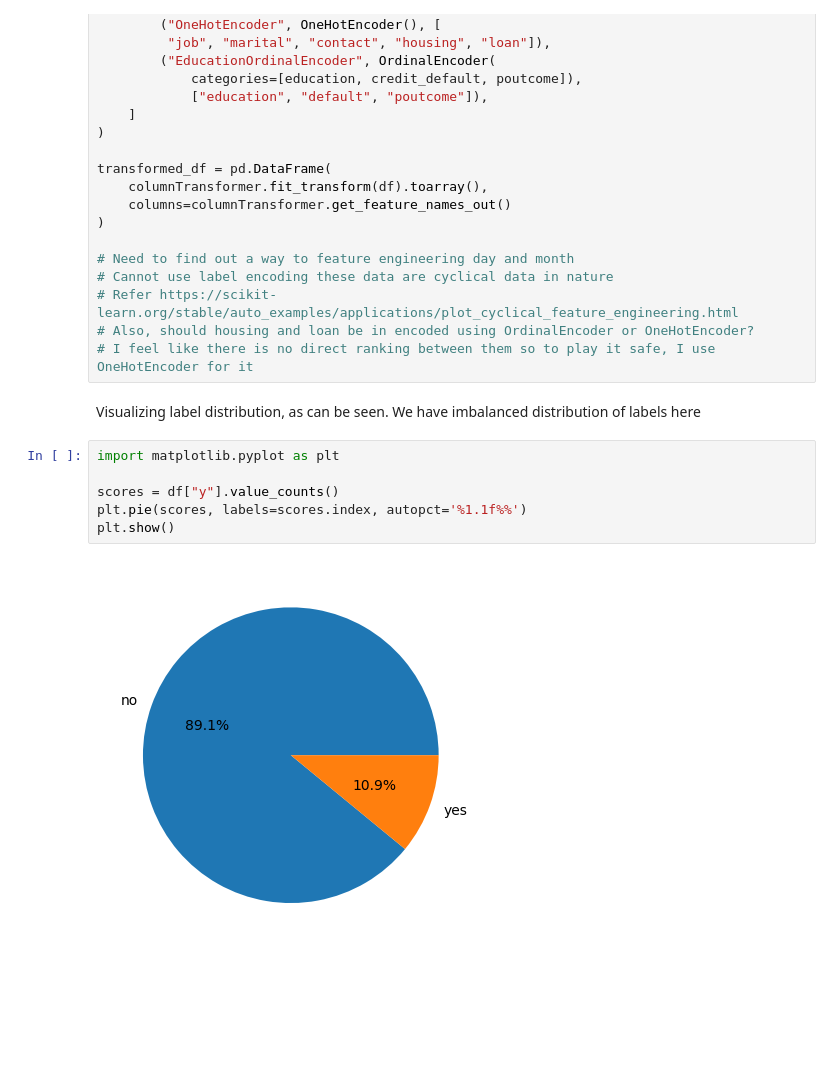
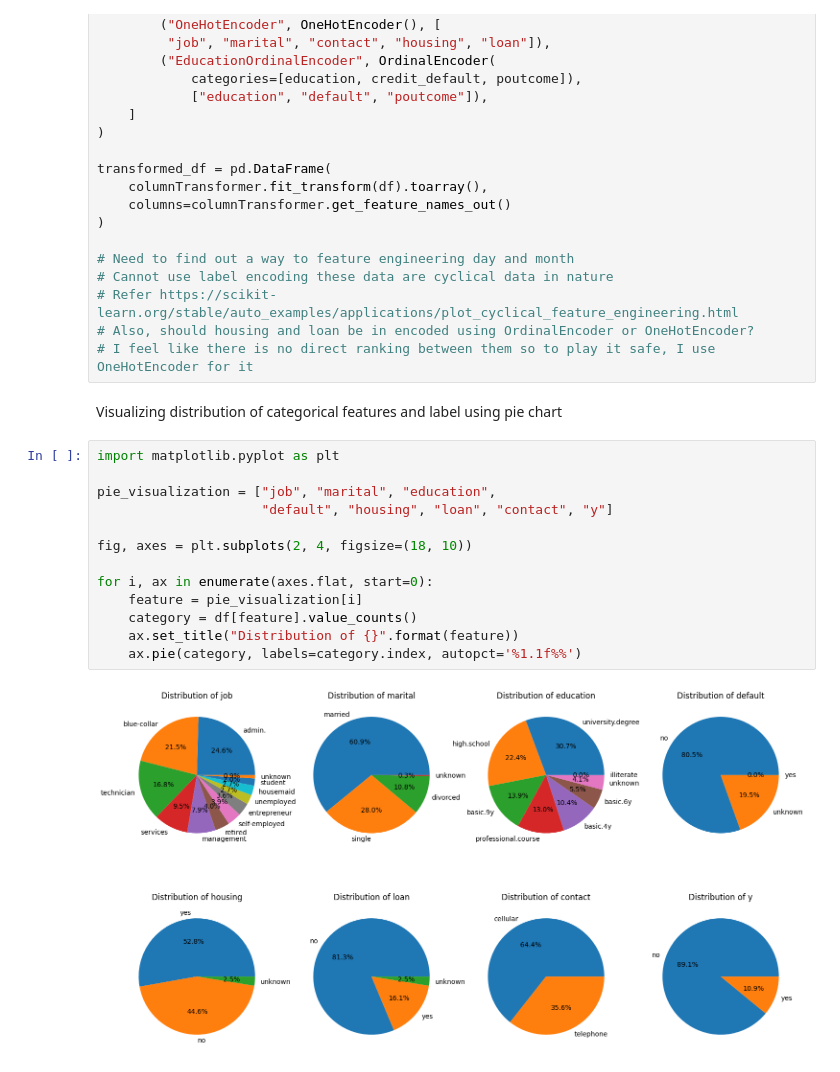
Before and after one commit to longtv2222/bank-investment-prediction, a Jupyter notebook: eda.ipynb, the cells around one changed output. Saved outputs shown, nothing was run; the diff lists cells and outputs as text; blank space fills up the shorter version.

Commit message:
Add visualization of categorical features

```diff
--- a/eda.ipynb
+++ b/eda.ipynb
@@ -81,13 +81,20 @@ transformed_df = pd.DataFrame(
 # Refer https://scikit-learn.org/stable/auto_examples/applications/plot_cyclical_feature_engineering.html
 # Also, should housing and loan be in encoded using OrdinalEncoder or OneHotEncoder?
 # I feel like there is no direct ranking between them so to play it safe, I use OneHotEncoder for it
-# %% [markdown]
-Visualizing label distribution, as can be seen. We have imbalanced distribution of labels here
-# %%
-import matplotlib.pyplot as plt
-
-scores = df["y"].value_counts()
-plt.pie(scores, labels=scores.index, autopct='%1.1f%%')
-plt.show()
-# %% [output]
-[figure, removed]
+# %% [markdown]
+Visualizing distribution of categorical features and label using pie chart
+# %%
+import matplotlib.pyplot as plt
+
+pie_visualization = ["job", "marital", "education",
+                     "default", "housing", "loan", "contact", "y"]
+
+fig, axes = plt.subplots(2, 4, figsize=(18, 10))
+
+for i, ax in enumerate(axes.flat, start=0):
+    feature = pie_visualization[i]
+    category = df[feature].value_counts()
+    ax.set_title("Distribution of {}".format(feature))
+    ax.pie(category, labels=category.index, autopct='%1.1f%%')
+# %% [output]
+[figure, added]
```
